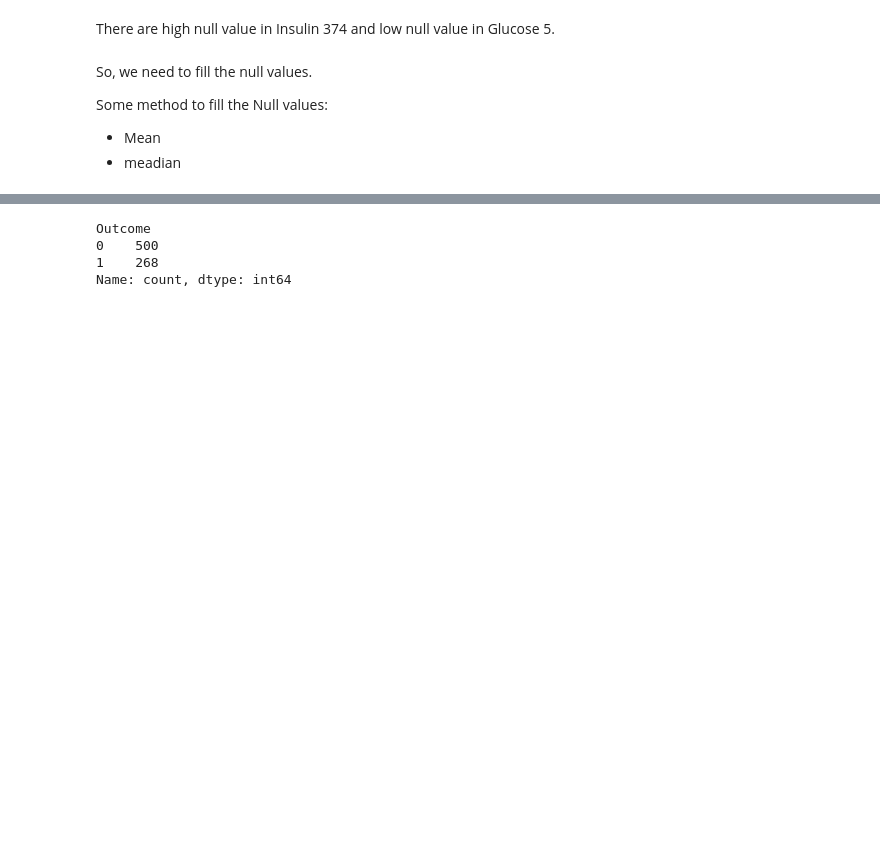
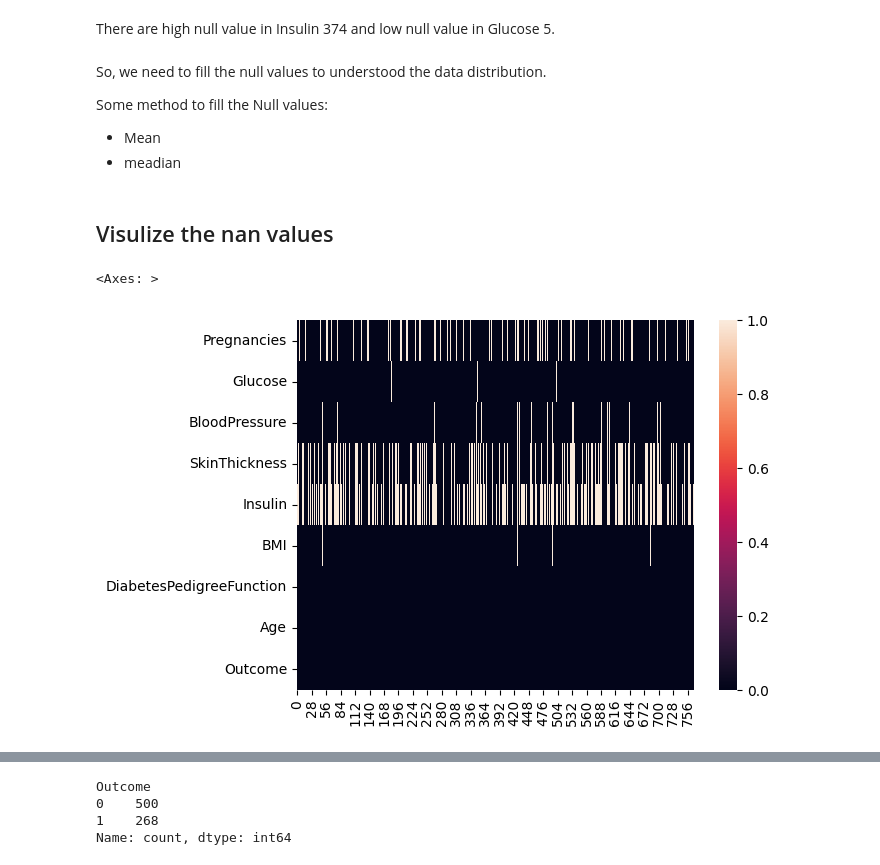
Before and after one commit to ashmi721/Data_Science_Project, a Jupyter notebook: diabetes_diagnostic_mesures.ipynb, the cells around one changed output, grey strips where cells are left out. Saved outputs shown, nothing was run; the diff lists cells and outputs as text; code cells hidden in the pictures; blank space fills up the shorter version.

Commit message:
visulize the null values

```diff
--- a/diabetes_diagnostic_mesures.ipynb
+++ b/diabetes_diagnostic_mesures.ipynb
@@ -153,9 +153,16 @@ dtype: int64
 # %% [markdown]
 There are high null value in Insulin 374 and low null value in Glucose 5.
 # %% [markdown]
-So, we need to fill the null values.
+So, we need to fill the null values to understood the data distribution.
 
 Some method to fill the Null values:
 
 * Mean
 * meadian
+# %% [markdown]
+## Visulize the nan values
+# %%
+sns.heatmap(df.isna().T)
+# %% [output]
+<Axes: >
+[figure, added]
```
Also changed, not shown: parts of 2 cells of this notebook.
